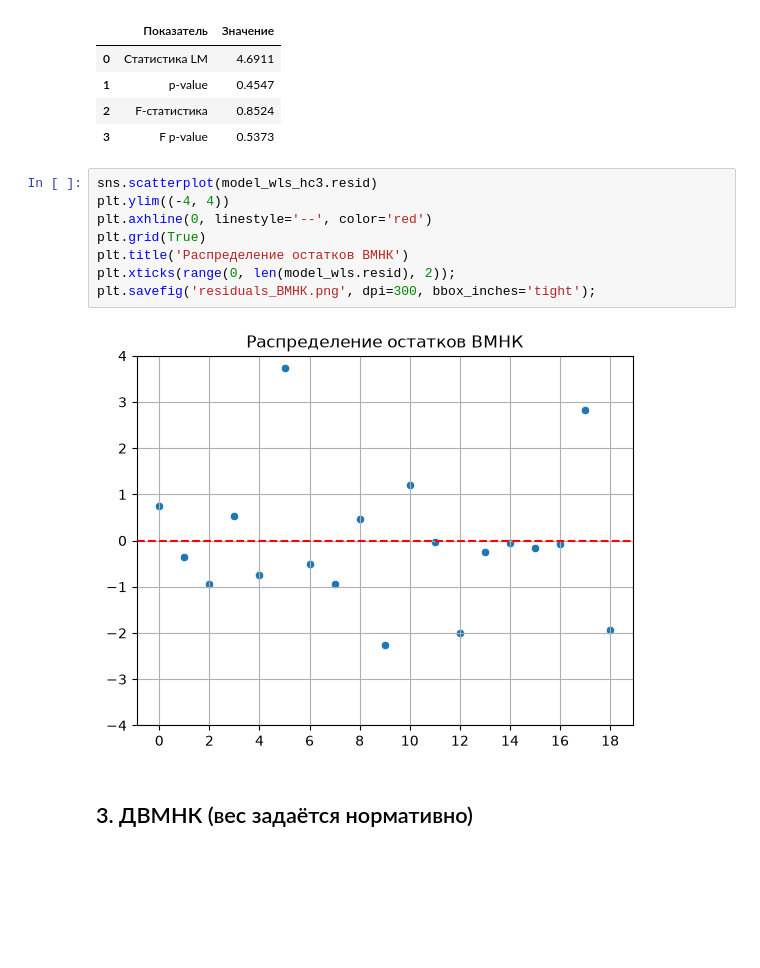
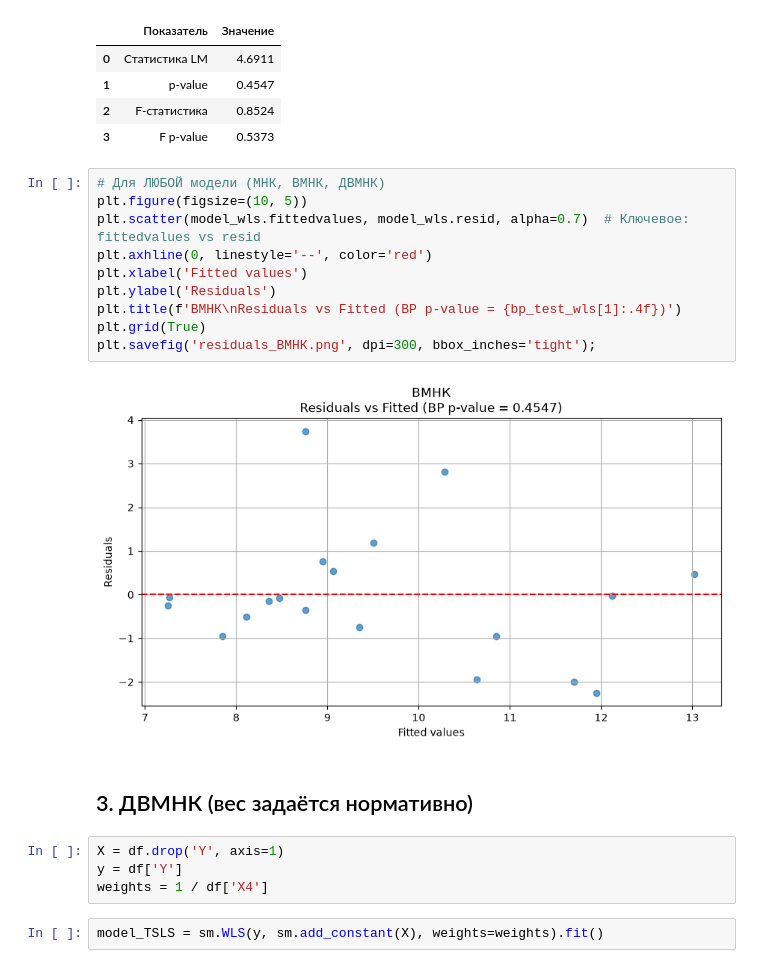
Before and after one commit to VValer0n/econometrics-msa-projects, a Jupyter notebook: ECONOMETRY/CASE_2_variation_of_models.ipynb, the cells around one changed output. Saved outputs shown, nothing was run; the diff lists cells and outputs as text; blank space fills up the shorter version.

```diff
--- a/ECONOMETRY/CASE_2_variation_of_models.ipynb
+++ b/ECONOMETRY/CASE_2_variation_of_models.ipynb
@@ -238,14 +241,22 @@ display(bp_wls_table)
 | 2 | F-статистика | 0.8524 |
 | 3 | F p-value | 0.5373 |
 # %%
-sns.scatterplot(model_wls_hc3.resid)
-plt.ylim((-4, 4))
+# Для ЛЮБОЙ модели (МНК, ВМНК, ДВМНК)
+plt.figure(figsize=(10, 5))
+plt.scatter(model_wls.fittedvalues, model_wls.resid, alpha=0.7)  # Ключевое: fittedvalues vs resid
 plt.axhline(0, linestyle='--', color='red')
+plt.xlabel('Fitted values')
+plt.ylabel('Residuals')
+plt.title(f'ВМНК\nResiduals vs Fitted (BP p-value = {bp_test_wls[1]:.4f})')
 plt.grid(True)
-plt.title('Распределение остатков ВМНК')
-plt.xticks(range(0, len(model_wls.resid), 2));
 plt.savefig('residuals_ВМНК.png', dpi=300, bbox_inches='tight');
 # %% [output]
-[figure, old version]
+[figure, new version]
 # %% [markdown]
 ## 3. ДВМНК (вес задаётся нормативно)
+# %%
+X = df.drop('Y', axis=1)
+y = df['Y']
+weights = 1 / df['X4']
+# %%
+model_TSLS = sm.WLS(y, sm.add_constant(X), weights=weights).fit()
```
Also changed, not shown: parts of 21 cells of this notebook.
